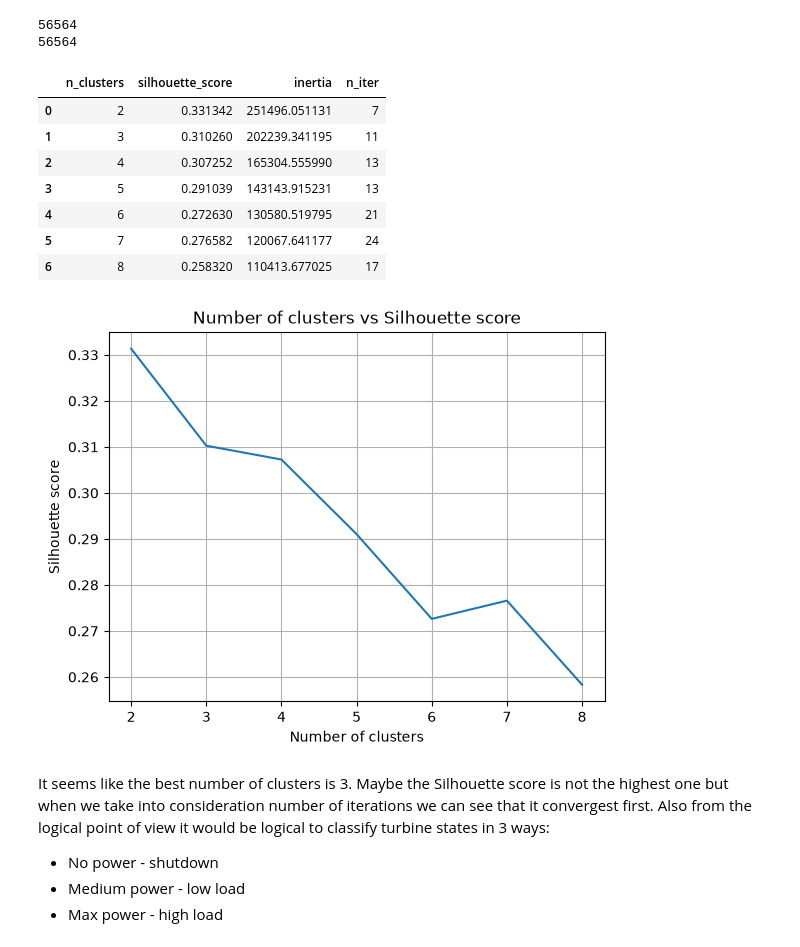
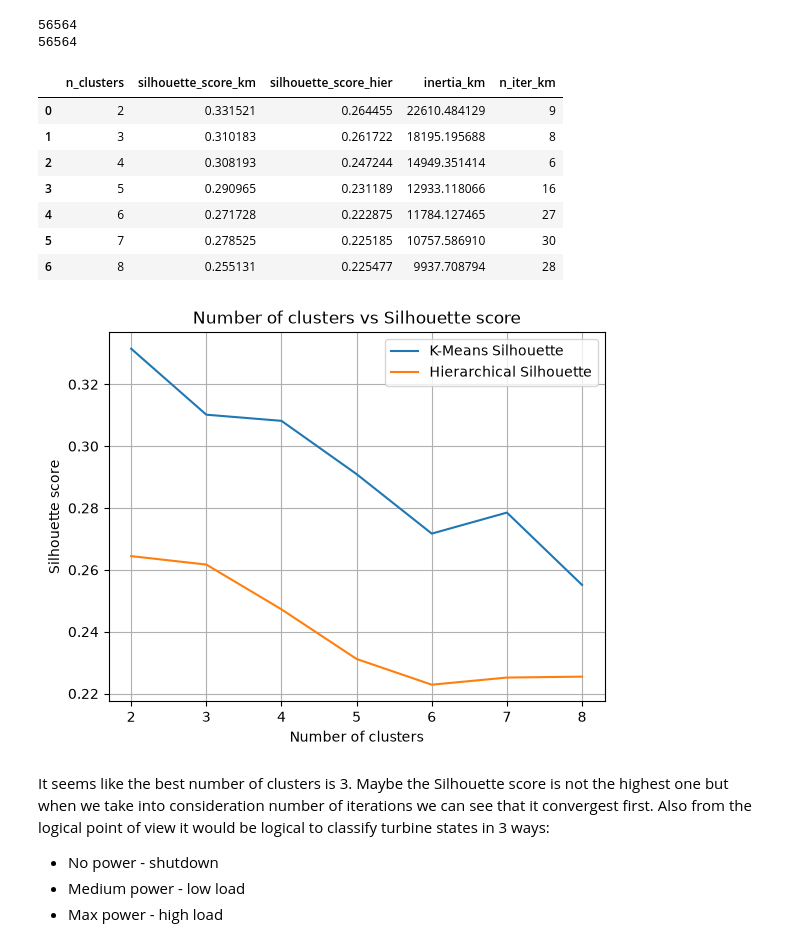
Before and after one commit to SpriNt-PL/ADM_Lab_2, a Jupyter notebook: lab_2.ipynb, the cells around one changed output. Cells and saved outputs as stored; diff of their text form; code cells hidden in the pictures.

```diff
--- a/lab_2.ipynb
+++ b/lab_2.ipynb
@@ -63,54 +63,63 @@ X_pred_scaled = scaler.transform(X_prediction_selected)
 56564
 # %%
 import numpy as np
-from sklearn.cluster import KMeans
+from sklearn.cluster import KMeans, AgglomerativeClustering
 from sklearn import metrics
 import matplotlib.pyplot as plt
 
 n_clusters_list = [2,3,4,5,6,7,8]
 
 sub_size = min(4000, len(X_train_scaled))
 sub_idx = np.random.RandomState(1).choice(len(X_train_scaled), size=sub_size, replace=False)
 X_train_sub = X_train_scaled[sub_idx]
 
-scores = []
-inertias = []
-iterations = []
+scores_km = []
+scores_hier = []
+inertias_km = []
+iterations_km = []
 
 for n_clusters in n_clusters_list:
     km = KMeans(n_clusters=n_clusters, random_state=1, n_init=10)
-    km.fit(X_train_scaled)
+    km.fit(X_train_sub)
 
-    labels_sub = km.predict(X_train_sub)
-    score = metrics.silhouette_score(X_train_sub, labels_sub, metric='euclidean')
-    scores.append(score)
-    inertias.append(km.inertia_)
-    iterations.append(km.n_iter_)
+    km_labels = km.labels_
+    score_km = metrics.silhouette_score(X_train_sub, km_labels, metric='euclidean')
+    scores_km.append(score_km)
+    inertias_km.append(km.inertia_)
+    iterations_km.append(km.n_iter_)
+
+    hier = AgglomerativeClustering(n_clusters=n_clusters, linkage='ward')
+    hier_labels = hier.fit_predict(X_train_sub)
+    score_hier = metrics.silhouette_score(X_train_sub, hier_labels, metric='euclidean')
+    scores_hier.append(score_hier)
 
 km_results = pd.DataFrame({
     'n_clusters': n_clusters_list,
-    'silhouette_score': scores,
-    'inertia': inertias,
-    'n_iter': iterations
+    'silhouette_score_km': scores_km,
+    'silhouette_score_hier': scores_hier,
+    'inertia_km': inertias_km,
+    'n_iter_km': iterations_km
 })
 display(km_results)
 
-plt.plot(n_clusters_list, scores)
+plt.plot(n_clusters_list, scores_km, label='K-Means Silhouette')
+plt.plot(n_clusters_list, scores_hier, label='Hierarchical Silhouette')
 plt.title('Number of clusters vs Silhouette score')
 plt.xlabel('Number of clusters')
 plt.ylabel('Silhouette score')
 plt.grid()
+plt.legend()
 plt.show()
 # %% [output]
-|  | n_clusters | silhouette_score | inertia | n_iter |
-| 0 | 2 | 0.331342 | 251496.051131 | 7 |
-| 1 | 3 | 0.310260 | 202239.341195 | 11 |
-| 2 | 4 | 0.307252 | 165304.555990 | 13 |
-| 3 | 5 | 0.291039 | 143143.915231 | 13 |
-| 4 | 6 | 0.272630 | 130580.519795 | 21 |
-| 5 | 7 | 0.276582 | 120067.641177 | 24 |
-| 6 | 8 | 0.258320 | 110413.677025 | 17 |
+|  | n_clusters | silhouette_score_km | silhouette_score_hier | inertia_km | n_iter_km |
+| 0 | 2 | 0.331521 | 0.264455 | 22610.484129 | 9 |
+| 1 | 3 | 0.310183 | 0.261722 | 18195.195688 | 8 |
+| 2 | 4 | 0.308193 | 0.247244 | 14949.351414 | 6 |
+| 3 | 5 | 0.290965 | 0.231189 | 12933.118066 | 16 |
+| 4 | 6 | 0.271728 | 0.222875 | 11784.127465 | 27 |
+| 5 | 7 | 0.278525 | 0.225185 | 10757.586910 | 30 |
+| 6 | 8 | 0.255131 | 0.225477 | 9937.708794 | 28 |
-[figure, old version]
+[figure, new version]
 # %% [markdown]
 It seems like the best number of clusters is 3. Maybe the Silhouette score is not the highest one but when we take into consideration number of iterations we can see that it convergest first. Also from the logical point of view it would be logical to classify turbine states in 3 ways:
 - No power - shutdown
```
